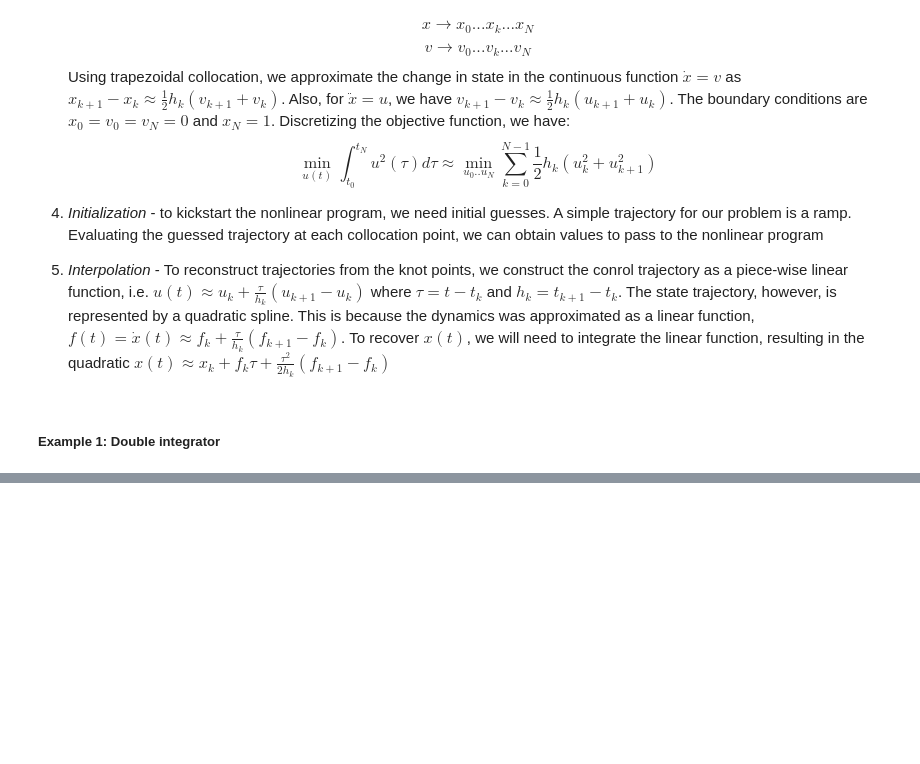
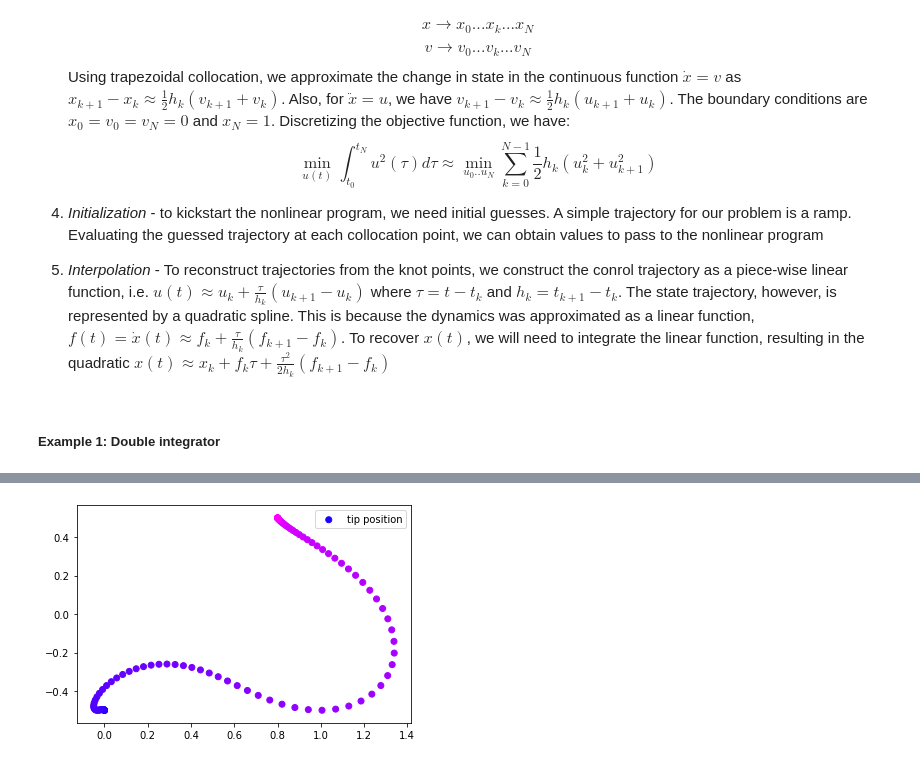
Before and after one commit to xyyeh/learning, a Jupyter notebook: General/notes/Trajectory Optimization.ipynb, the cells around one changed output, grey strips where cells are left out. Saved outputs shown, nothing was run; the diff lists cells and outputs as text; code cells hidden in the pictures; blank space fills up the shorter version.

```diff
--- a/General/notes/Trajectory Optimization.ipynb
+++ b/General/notes/Trajectory Optimization.ipynb
@@ -106,3 +106,97 @@ $$\ddot q_1 = \frac{L m_2 sin(q_2) \dot q_2^2 + u + m_2 g cos(q_2) sin(q_2)}{m_1
 $$\ddot q_2 = \frac{L m_2 cos(q_2) sin(q_2) \dot q_2^2 + u cos (q_2) + (m_1 + m_2) g sikn(q_2)}{L m_1 + L m_2 (1-cos^2(q_2))}$$
 
 And the state vector is given by $$x = \begin{bmatrix} q_1 \\ q_2 \\ \dot q_1 \\ \dot q_2 \end{bmatrix}$$
+# %%
+from casadi import *
+import numpy as np
+import matplotlib.pyplot as plt
+import math
+
+N = 100
+T = 2
+hk = T/N
+
+m1 = 2
+m2 = 0.5
+g = 9.81
+L = 0.5
+
+dist = 0.8
+umax = 15
+
+# nonlinear optimization
+opti = casadi.Opti()
+q1 = opti.variable(N+1) # 0~N
+q2 = opti.variable(N+1)
+dq1 = opti.variable(N+1)
+dq2 = opti.variable(N+1)
+u = opti.variable(N+1)
+
+# constraints with trapezoidal quadrature
+opti.subject_to(q1[0] == 0)
+opti.subject_to(q2[0] == 0)
+opti.subject_to(q1[N] == dist)
+opti.subject_to(q2[N] == math.pi)
+opti.subject_to(dq1[0] == 0)
+opti.subject_to(dq2[0] == 0)
+opti.subject_to(dq1[N] == 0)
+opti.subject_to(dq2[N] == 0)
+
+opti.subject_to(q1 <= 2*dist)
+opti.subject_to(-2*dist <= q1)
+opti.subject_to(q2 <= 2*math.pi)
+opti.subject_to(-2*math.pi <= q2)
+opti.subject_to(u <= umax)
+opti.subject_to(-umax <= u)
+
+# ddq1[k] = (L*m2*sin(q2[k])*q2[k]**2+u[k]+m2*g*cos(q2[k])*sin(q2[k]))/(m1+m2*(1-cos(q2[k])**2))
+# ddq2[k] = -(L*m2*cos(q2[k])*sin(q2[k])*q2[k]**2+u[k]*cos(q2[k])+(m1+m2)*g*sin(q2[k]))/(L*m1+L*m2*(1-cos(q2[k])**2))
+
+for k in range(N):
+    opti.subject_to(q1[k+1] - q1[k] == 0.5 * hk * (dq1[k+1] + dq1[k]))
+    opti.subject_to(dq1[k+1] - dq1[k] == 0.5 * hk * ( (L*m2*sin(q2[k+1])*q2[k+1]**2+u[k+1]+m2*g*cos(q2[k+1])*sin(q2[k+1]))/(m1+m2*(1-cos(q2[k+1])**2)) +
+                                                      (L*m2*sin(q2[k])*q2[k]**2+u[k]+m2*g*cos(q2[k])*sin(q2[k]))/(m1+m2*(1-cos(q2[k])**2)) ))
+    opti.subject_to(q2[k+1] - q2[k] == 0.5 * hk * (dq2[k+1] + dq2[k]))
+    opti.subject_to(dq2[k+1] - dq2[k] == 0.5 * hk * ( -(L*m2*cos(q2[k+1])*sin(q2[k+1])*q2[k+1]**2+u[k+1]*cos(q2[k+1])+(m1+m2)*g*sin(q2[k+1]))/(L*m1+L*m2*(1-cos(q2[k+1])**2))
+                                                      -(L*m2*cos(q2[k])*sin(q2[k])*q2[k]**2+u[k]*cos(q2[k])+(m1+m2)*g*sin(q2[k]))/(L*m1+L*m2*(1-cos(q2[k])**2))))
+
+# objective function
+opti.minimize(0.5*hk*sumsqr(u[0:N])+0.5*hk*sumsqr(u[1:N+1]))
+
+# initial guess
+t = hk*np.linspace(0,T,N+1);
+opti.set_initial(q1, t/T*dist)
+opti.set_initial(q2, t/T*math.pi)
+opti.set_initial(u, 0*t)
+
+# solve
+opti.solver("ipopt") #,p_opts, s_opts)
+sol = opti.solve()
+
+# plot kinematics
+x = (sol.value(q1) + L*sin(sol.value(q2)))
+y = (-L*cos(sol.value(q2)))
+x_ = np.array(x)
+y_ = np.array(y)
+alp = np.linspace(0.1,1,len(x_))
+plt.scatter(x_, y_, marker='o', color=np.asarray([(a, 0, 1, 1) for a in alp]), label="tip position")
+plt.legend()
+plt.show()
+
+# plot states
+plt.plot(t, sol.value(q1), label="q1")
+plt.legend()
+plt.show()
+
+plt.plot(t, sol.value(q2), label="q2")
+plt.legend()
+plt.show()
+
+plt.plot(t, sol.value(u), label="u")
+plt.legend()
+plt.show()
+
+# for pybullet
+q1_ = np.array(sol.value(q1))
+q2_ = np.array(sol.value(q2))
+# %% [output]
@@ -108,0 +220 @@ And the state vector is given by $$x = \begin{bmatrix} q_1 \\ q_2 \\ \dot q_1 \\
+[figure, added]
```
Also changed, not shown: parts of 6 cells of this notebook, 1 other file.
